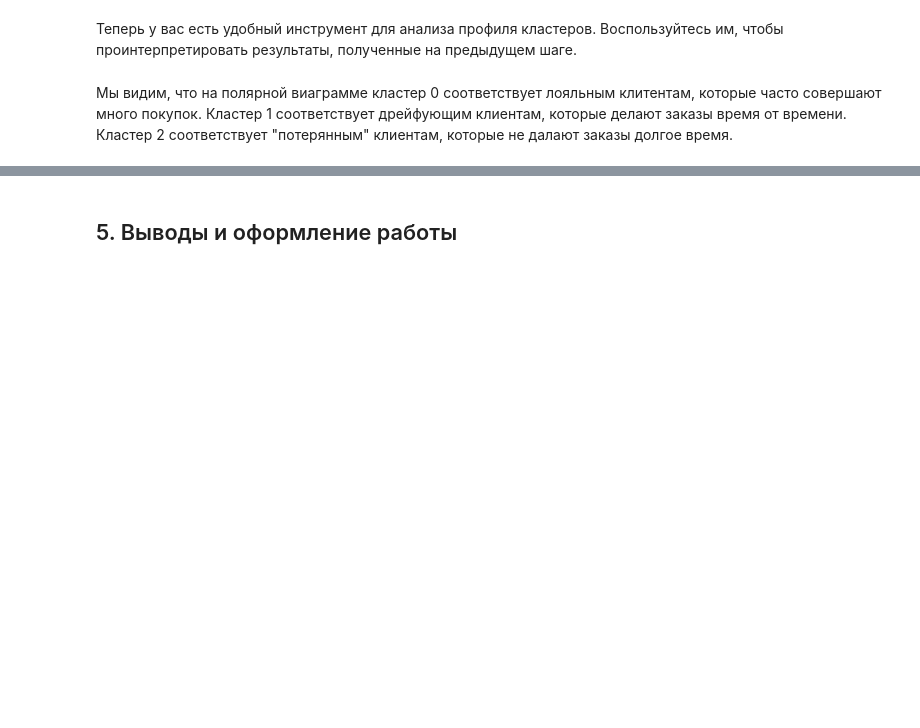
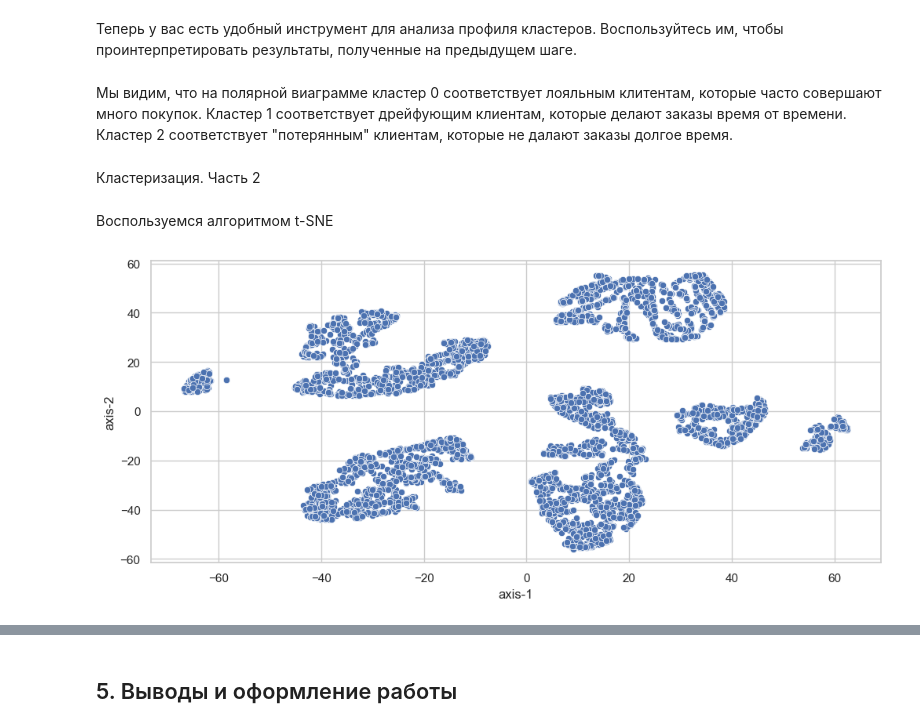
Before and after one commit to svetlana050699/Project_6, a Jupyter notebook: PROJECT-6._Сегментация_клиентов_онлайн-магазина.ipynb, the cells around one changed output, grey strips where cells are left out. Cells and saved outputs as stored; diff of their text form; code cells hidden in the pictures; blank space fills up the shorter version.

```diff
--- a/PROJECT-6._Сегментация_клиентов_онлайн-магазина.ipynb
+++ b/PROJECT-6._Сегментация_клиентов_онлайн-магазина.ipynb
@@ -805,3 +805,39 @@ rfm_table_cleaned_grouped
 plot_cluster_profile(rfm_table_cleaned_grouped, 3)
 # %% [markdown]
 Мы видим, что на полярной виаграмме кластер 0 соответствует лояльным клитентам, которые часто совершают много покупок. Кластер 1 соответствует дрейфующим клиентам, которые делают заказы время от времени. Кластер 2 соответствует "потерянным" клиентам, которые не далают заказы долгое время.
+# %% [markdown]
+Кластеризация. Часть 2
+# %% [markdown]
+Воспользуемся алгоритмом t-SNE
+# %%
+from sklearn import mixture
+from sklearn import manifold
+from sklearn import pipeline
+from sklearn import preprocessing
+from sklearn import cluster
+from sklearn import metrics
+from sklearn import model_selection
+from sklearn import decomposition
+from sklearn import ensemble
+from sklearn import linear_model
+import warnings
+
+from IPython.display import display, HTML
+
+warnings.filterwarnings("ignore")
+
+plt.rcParams["patch.force_edgecolor"] = True
+# %%
+pipeline_preprocessing = pipeline.Pipeline(
+    steps=[
+        ('scaler', preprocessing.StandardScaler()),
+        ('dimension', manifold.TSNE(n_components=2, perplexity=50.0, random_state=100))
+    ]
+)
+rfm_table_processed = pipeline_preprocessing.fit_transform(rfm_table_cleaned)
+rfm_table_processed = pd.DataFrame(rfm_table_processed, columns=['axis-1', 'axis-2'], index=rfm_table_cleaned.index)
+# %%
+fig = plt.figure(figsize=(12, 5))
+sns.scatterplot(data=rfm_table_processed, x='axis-1', y='axis-2');
+# %% [output]
+[figure, added]
```
Also changed, not shown: parts of 15 cells of this notebook.
